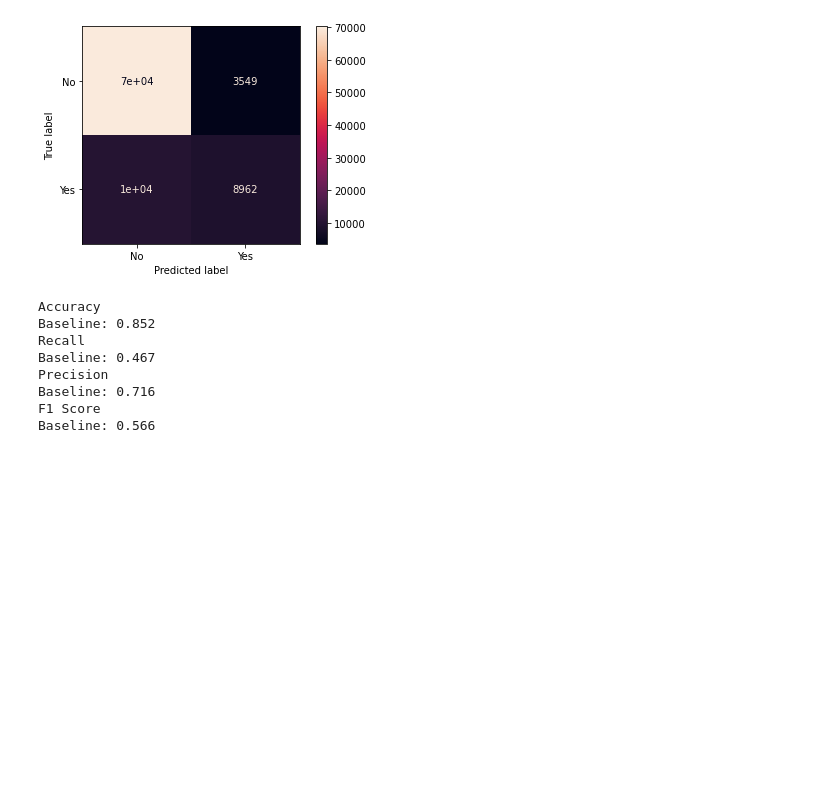
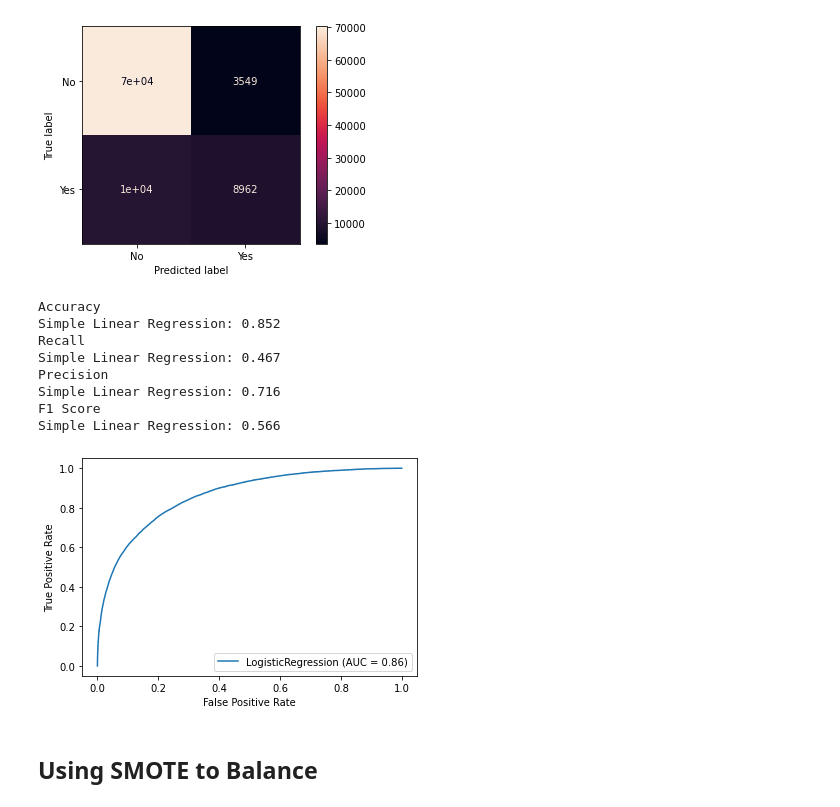
Before and after one commit to alpacanonymous/project3, a Jupyter notebook: StevenNotebook.ipynb, the cells around one changed output. Drawn from its saved outputs; the diff is of its cells as text; code cells hidden in the pictures; blank space fills up the shorter version.

```diff
--- a/StevenNotebook.ipynb
+++ b/StevenNotebook.ipynb
@@ -263,26 +272,30 @@ plot_confusion_matrix(logreg_model, X_train_scaled, y_train, cmap='rocket');
 # %% [output]
 [figure]
 # %%
+plot_roc_curve(logreg_model, X_train_scaled, y_train);
 logreg_model_accuracy = accuracy_score(y_train, logreg_model.predict(X_train_scaled))
 logreg_model_recall = recall_score(y_train, logreg_model.predict(X_train_scaled),pos_label="Yes")
 logreg_model_precision = precision_score(y_train, logreg_model.predict(X_train_scaled),pos_label="Yes")
 logreg_model_f1 = f1_score(y_train, logreg_model.predict(X_train_scaled),pos_label="Yes")
 print(f"""
 Accuracy
-Baseline: {logreg_model_accuracy:1.3f}
+Simple Linear Regression: {logreg_model_accuracy:1.3f}
 Recall
-Baseline: {logreg_model_recall:1.3f}
+Simple Linear Regression: {logreg_model_recall:1.3f}
 Precision
-Baseline: {logreg_model_precision:1.3f}
+Simple Linear Regression: {logreg_model_precision:1.3f}
 F1 Score
-Baseline: {logreg_model_f1:1.3f}
+Simple Linear Regression: {logreg_model_f1:1.3f}
 """)
 # %% [output]
 Accuracy
-Baseline: 0.852
+Simple Linear Regression: 0.852
 Recall
-Baseline: 0.467
+Simple Linear Regression: 0.467
 Precision
-Baseline: 0.716
+Simple Linear Regression: 0.716
 F1 Score
-Baseline: 0.566
+Simple Linear Regression: 0.566
+[figure, added]
+# %% [markdown]
+## Using SMOTE to Balance
```
Also changed, not shown: parts of 9 cells of this notebook.
